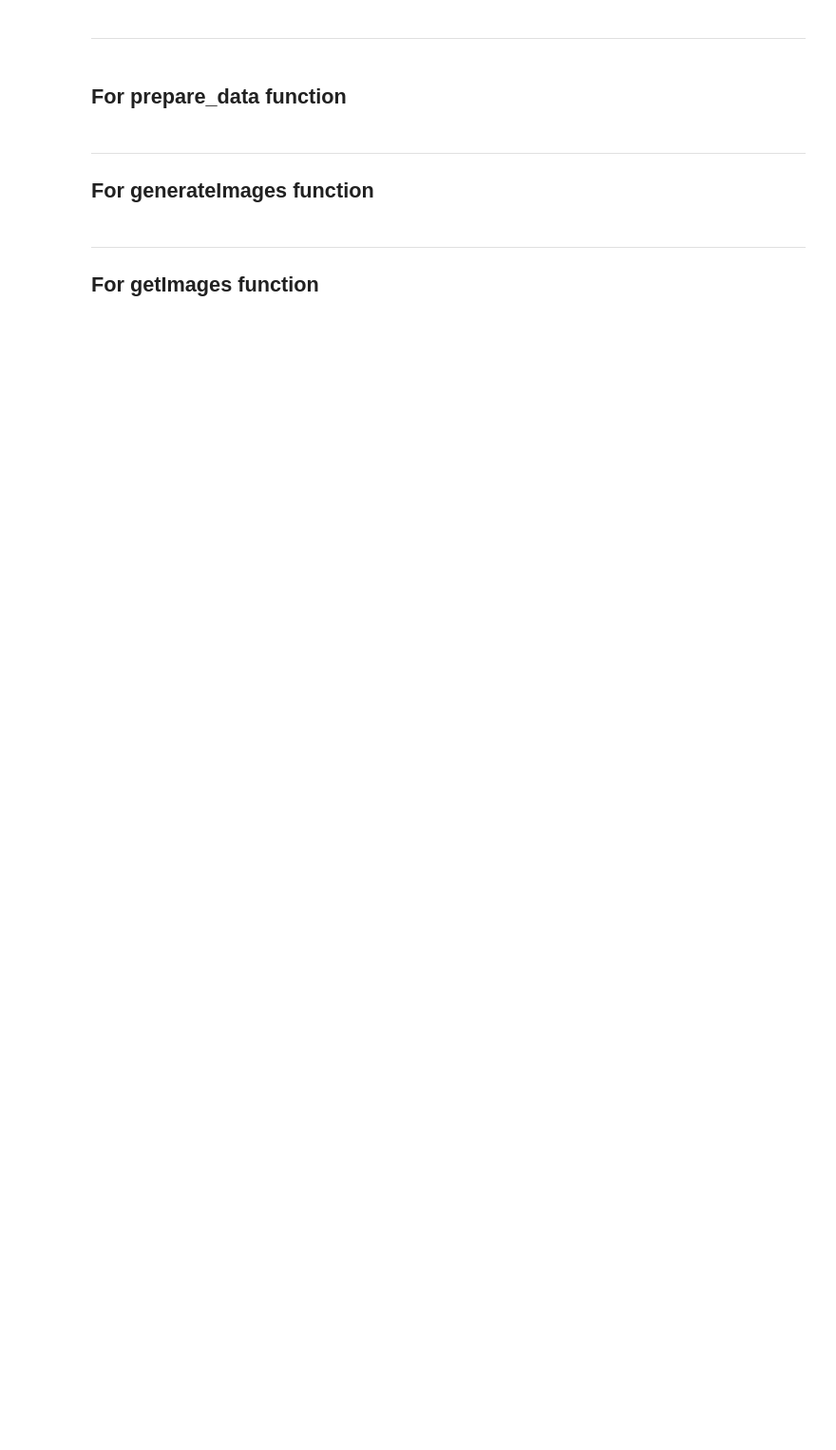
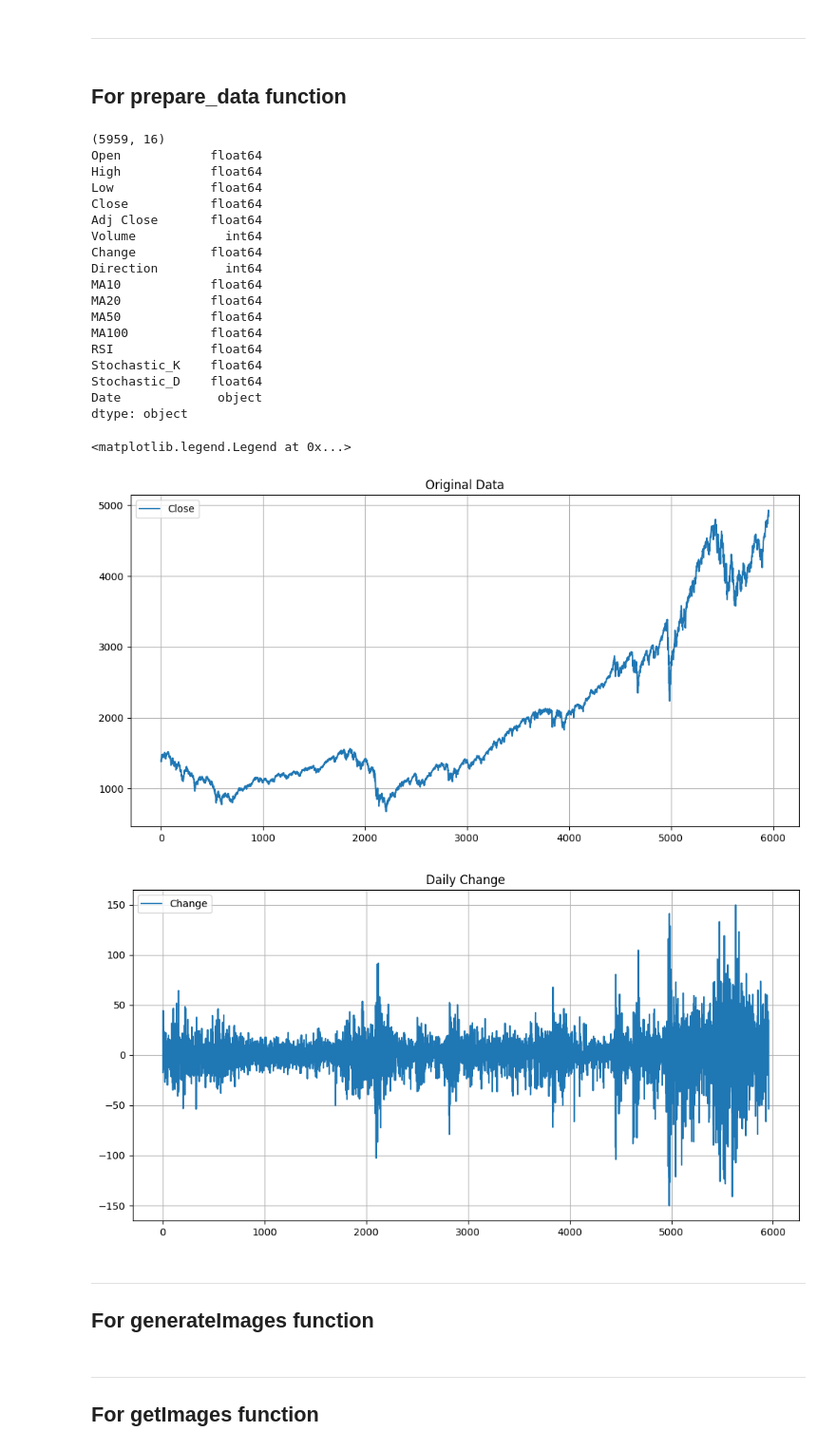
Before and after one commit to BoykoPetevBoev/Stock-Market-Prediction, a Jupyter notebook: src/models/cnn_v3/cnn_normalize.ipynb, the cells around one changed output. Shown at 95% size. Saved outputs shown, nothing was run; the diff lists cells and outputs as text; code cells hidden in the pictures; blank space fills up the shorter version.

```diff
--- a/src/models/cnn_v3/cnn_normalize.ipynb
+++ b/src/models/cnn_v3/cnn_normalize.ipynb
@@ -32,32 +32,45 @@ tf.keras.backend.clear_session()
 # %%
 data = prepare_data(SP500_TICKER)
 
 
 # Show data
 print(data.shape)
 print(data.dtypes)
 # Save the plot as an image with 50x50 pixels
 
 # Show the plot
 # plt.show()
 # plt.show()
 
 plt = config_chart('Original Data')
 plt.plot(data.Close)
 plt.legend(['Close'])
 
 plt = config_chart('Daily Change')
 plt.plot(data.Change)
 plt.legend(['Change'])
-
-
-test = data['Close'] - data['Low']
-tets2 = data['High'] - data['Close']
-
-plt = config_chart('Model Data Price')
-plt.plot(test [0:100])
-plt.plot(tets2[0:100])
-plt.plot(data.Direction[0:100])
+# %% [output]
+(5959, 16)
+Open            float64
+High            float64
+Low             float64
+Close           float64
+Adj Close       float64
+Volume            int64
+Change          float64
+Direction         int64
+MA10            float64
+MA20            float64
+MA50            float64
+MA100           float64
+RSI             float64
+Stochastic_K    float64
+Stochastic_D    float64
+Date             object
+dtype: object
+<matplotlib.legend.Legend at 0x...>
+[figure, added]
+[figure, added]
 # %% [markdown]
 ---
 
```
Also changed, not shown: parts of 23 cells of this notebook, 15 other files.
